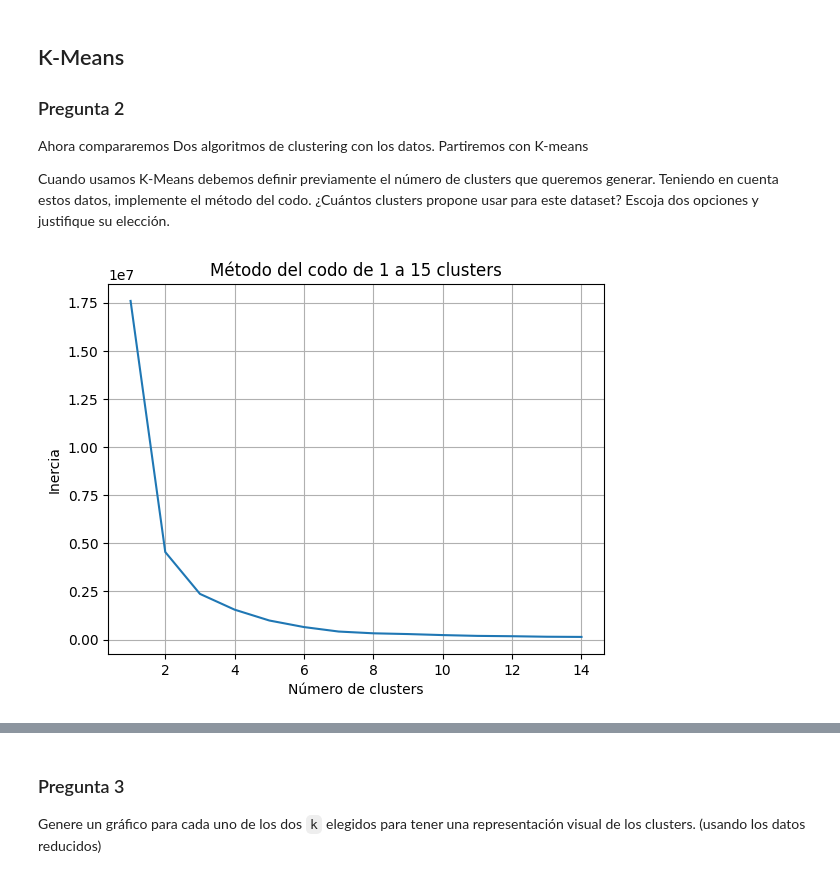
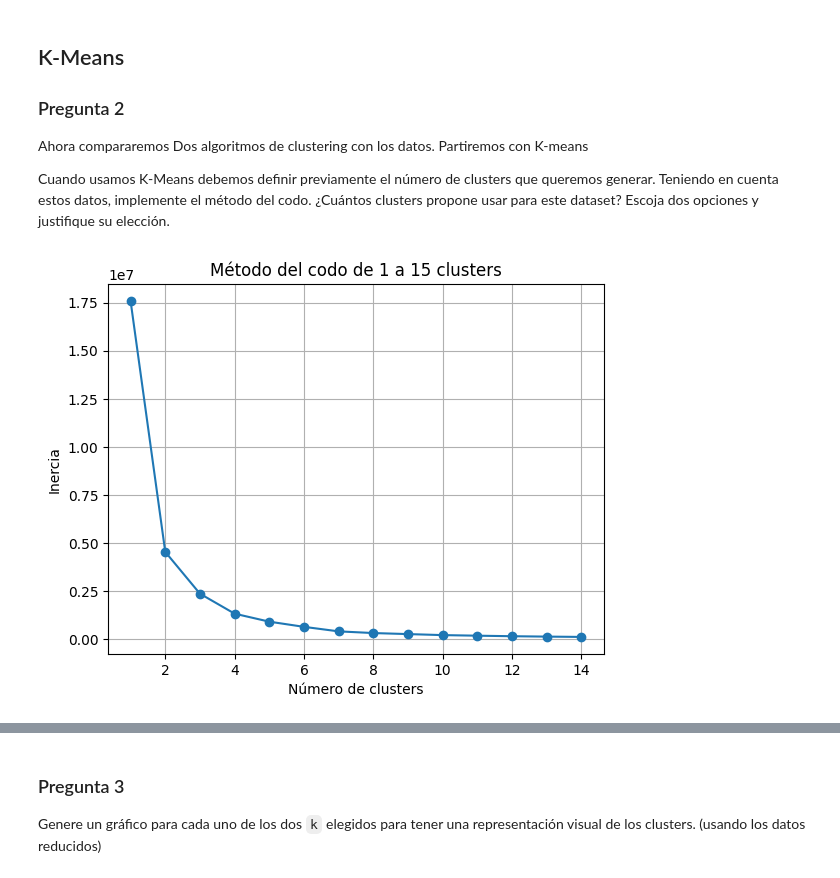
Before and after one commit to BnjmnNicholas/CC5205-Mineria_de_Datos_Labs, a Jupyter notebook: Lab_5/lab_5.ipynb, the cells around one changed output, grey strips where cells are left out. Cells and saved outputs as stored; diff of their text form; code cells hidden in the pictures.

```diff
--- a/Lab_5/lab_5.ipynb
+++ b/Lab_5/lab_5.ipynb
@@ -101,24 +94,24 @@ Cuando usamos K-Means debemos definir previamente el número de clusters que que
 # %%
 from sklearn.cluster import KMeans
 
 # Escriba su código aquí
 # método del codo
 
 inercia = []
 
 for i in range(1, 15):
-    kmeans = KMeans(n_clusters=i, random_state=0)
+    kmeans = KMeans(n_clusters=i, random_state=0, n_init=10)
     kmeans.fit(X)
     inercia.append(kmeans.inertia_)
 
-plt.plot(range(1, 15), inercia)
+plt.plot(range(1, 15), inercia, '-o')
 plt.grid()
 plt.title("Método del codo de 1 a 15 clusters")
 plt.xlabel("Número de clusters")
 plt.ylabel("Inercia")
 plt.show()
 # %% [output]
-[figure, old version]
+[figure, new version]
 # %% [markdown]
 > *Respuesta*
 
```
Also changed, not shown: parts of 24 cells of this notebook.
